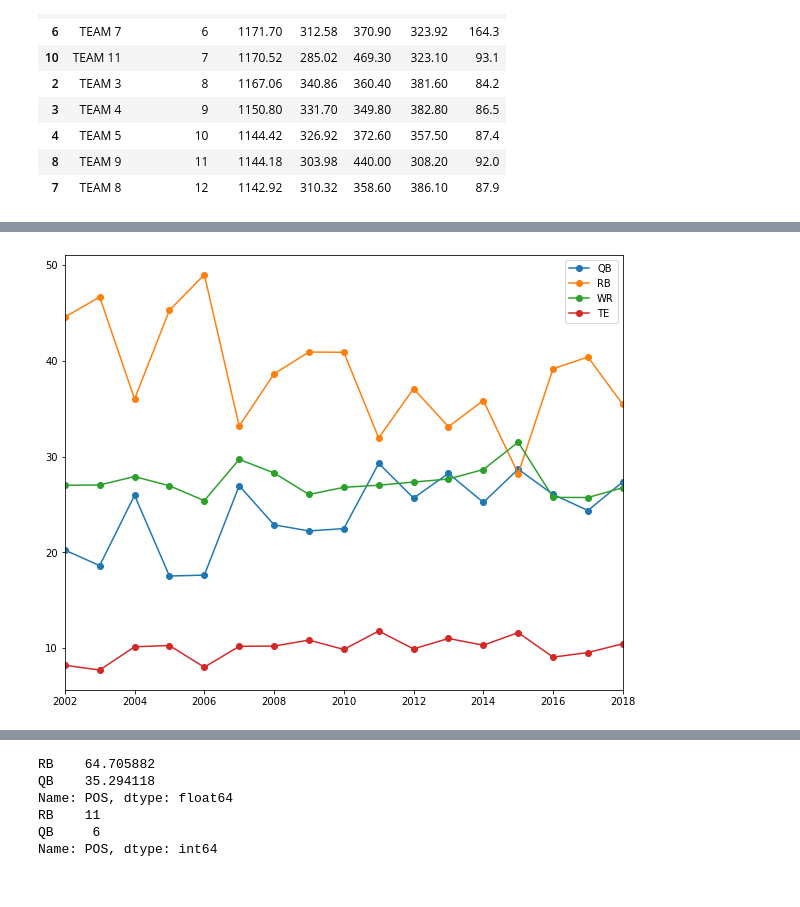
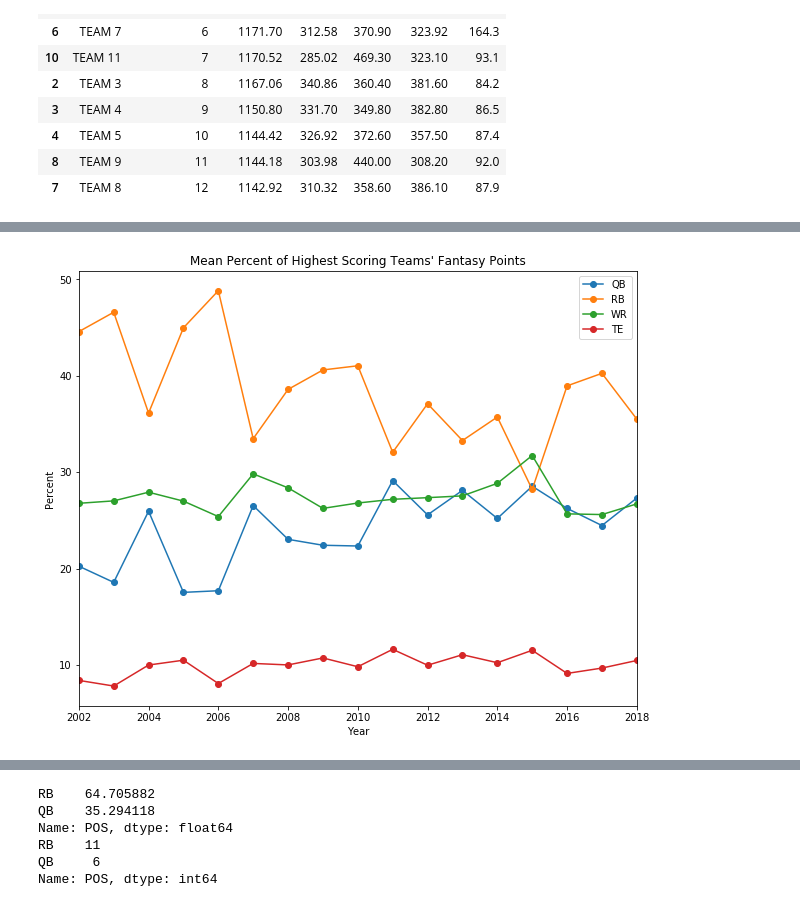
Before and after one commit to jlwalsh13/Capstone_1, a Jupyter notebook: ff_draft_sim.ipynb, the cells around one changed output, grey strips where cells are left out. Drawn from its saved outputs; the diff is of its cells as text; code cells hidden in the pictures.

```diff
--- a/ff_draft_sim.ipynb
+++ b/ff_draft_sim.ipynb
@@ -413,18 +416,21 @@ for i in range(17):
     player_counts.append((D.NAME.value_counts()/10).head(10))
 # %%
 positions = ['QB', 'RB', 'WR', 'TE']
-player_means = []
+player_percent = []
 
 for pos in positions:
     list1 = []
     for i in range(17):
         list1.append(winner_stats[i][2][pos])
-    player_means.append(list1)
+    player_percent.append(list1)
 
-player_means_yr = pd.DataFrame({'QB': player_means[0], 'RB': player_means[1],
-                                'WR': player_means[2], 'TE': player_means[3]})
-player_means_yr.index = range(2002, 2019)
-player_means_yr.plot(figsize=(10,8), marker='o')
+player_percent_yr = pd.DataFrame({'QB': player_percent[0], 'RB': player_percent[1],
+                                'WR': player_percent[2], 'TE': player_percent[3]})
+player_percent_yr.index = range(2002, 2019)
+player_percent_yr.plot(figsize=(10,8), marker='o')
+plt.xlabel('Year')
+plt.ylabel('Percent')
+plt.title("Mean Percent of Highest Scoring Teams' Fantasy Points")
 plt.show()
 # %% [output]
-[figure, old version]
+[figure, new version]
```
Also changed, not shown: parts of 14 cells of this notebook, 1 other file.
